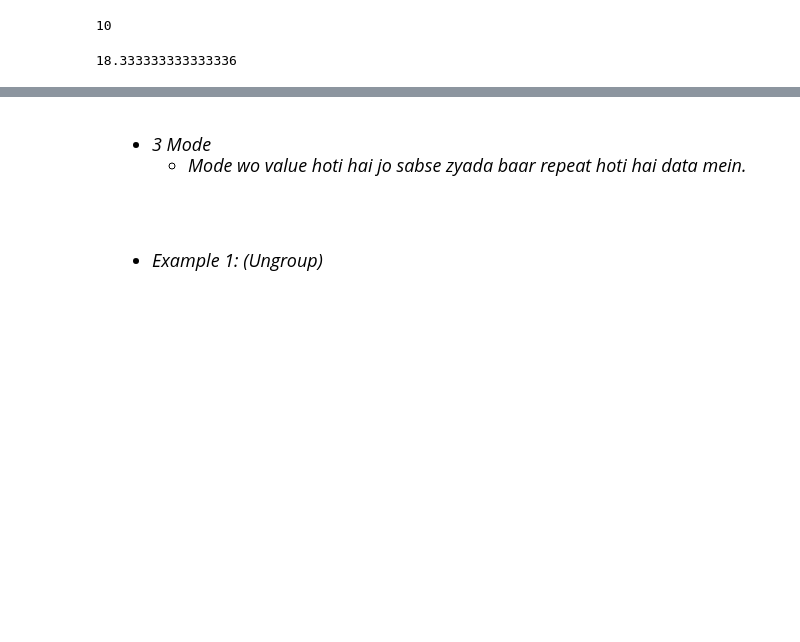
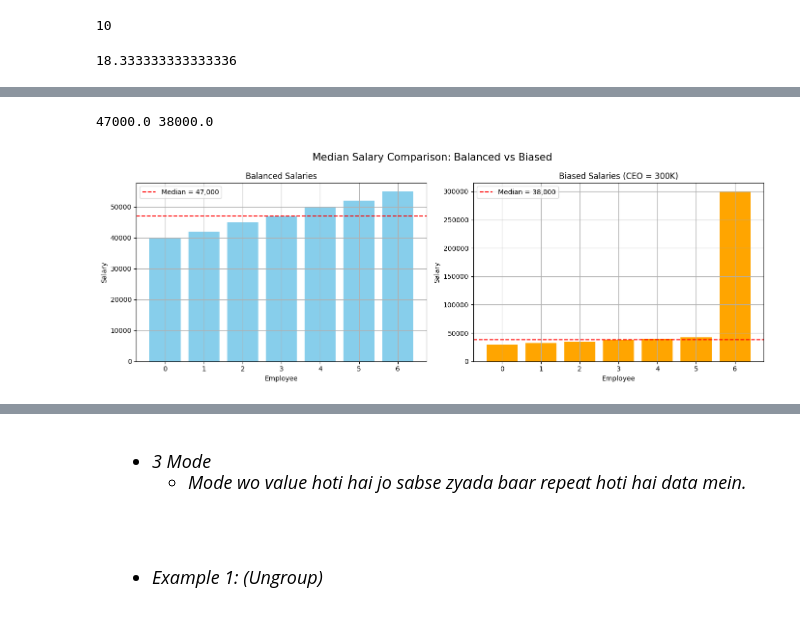
Before and after one commit to Mubeen-Ahmad/AI, a Jupyter notebook: 3.ipynb, the cells around one changed output, grey strips where cells are left out. Saved outputs shown, nothing was run; the diff lists cells and outputs as text; code cells hidden in the pictures; blank space fills up the shorter version.

```diff
--- a/3.ipynb
+++ b/3.ipynb
@@ -610,0 +705,41 @@ L + (N/2 - F)/f * h
+# %%
+# Balanced salaries: sab qareeb qareeb
+salaries_balanced = [40000, 42000, 45000, 47000, 50000, 52000, 55000]
+
+# Biased salaries: CEO ki salary outlier hai
+salaries_biased = [30000, 32000, 35000, 38000, 40000, 42000, 300000]
+# %%
+# Median calculate karo
+median_bal = np.median(salaries_balanced)
+median_bias = np.median(salaries_biased)
+
+print(median_bal,median_bias)
+# %% [output]
+47000.0 38000.0
+# %%
+# Plotting
+fig, axs = plt.subplots(1, 2, figsize=(14, 5))
+
+# Balanced
+axs[0].bar(range(len(salaries_balanced)), salaries_balanced, color='skyblue')
+axs[0].axhline(median_bal, color='red', linestyle='--', label=f'Median = {median_bal:,.0f}')
+axs[0].set_title("Balanced Salaries")
+axs[0].set_xlabel("Employee")
+axs[0].set_ylabel("Salary")
+axs[0].legend()
+axs[0].grid(True)
+
+# Biased
+axs[1].bar(range(len(salaries_biased)), salaries_biased, color='orange')
+axs[1].axhline(median_bias, color='red', linestyle='--', label=f'Median = {median_bias:,.0f}')
+axs[1].set_title("Biased Salaries (CEO = 300K)")
+axs[1].set_xlabel("Employee")
+axs[1].set_ylabel("Salary")
+axs[1].legend()
+axs[1].grid(True)
+
+plt.suptitle("Median Salary Comparison: Balanced vs Biased", fontsize=15)
+plt.tight_layout()
+plt.show()
+# %% [output]
+[figure, added]
```
Also changed, not shown: parts of 25 cells of this notebook, 13 other files.
